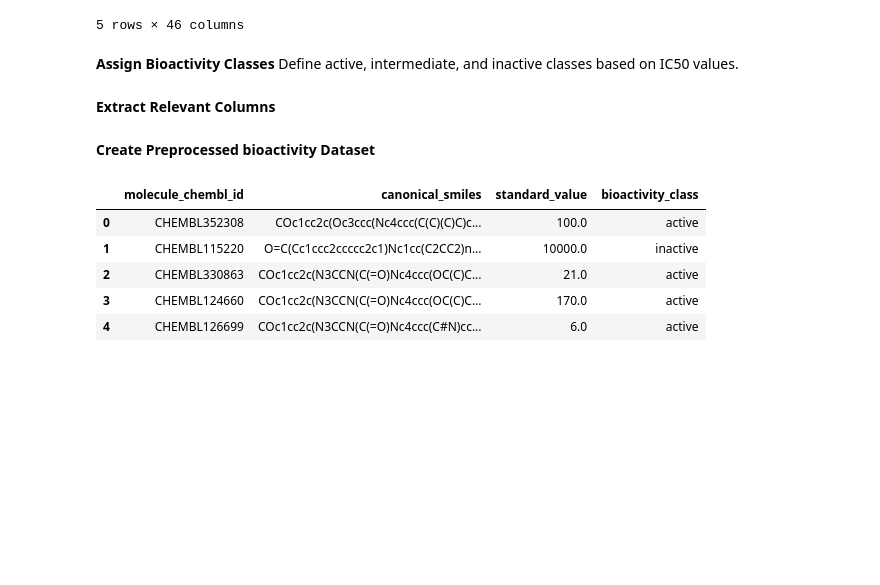
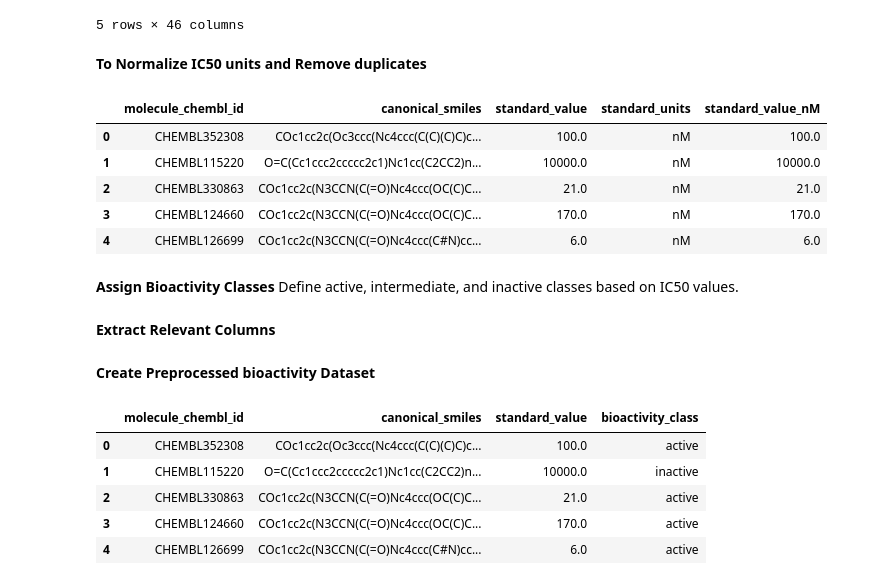
Before and after one commit to almunawaroh2020-maker/Drug-discovery-AI-course-2026, a Jupyter notebook: Assignment_2_qsar_data_curation.ipynb, the cells around one changed output. Drawn from its saved outputs; the diff is of its cells as text; code cells hidden in the pictures; blank space fills up the shorter version.

```diff
--- a/Assignment_2_qsar_data_curation.ipynb
+++ b/Assignment_2_qsar_data_curation.ipynb
@@ -147,6 +147,24 @@ df2.head()
 | 3 | None | None | 872531 | [] | CHEMBL766073 | Inhibition of chimeric PDGF recep... | ... |
 | 4 | None | None | 872563 | [] | CHEMBL766073 | Inhibition of chimeric PDGF recep... | ... |
 5 rows × 46 columns
+# %% [markdown]
+**To Normalize IC50 units and Remove duplicates**
+# %%
+df2 = df2.copy()
+df2.loc[:, 'standard_value_nM'] = df2.apply(
+    lambda x: x['standard_value']*1000 if x['standard_units'].lower()=='um' else x['standard_value'],
+    axis=1)
+# remove duplicate
+df2 = df2.drop_duplicates(subset='canonical_smiles', keep='first')
+df2[['molecule_chembl_id', 'canonical_smiles', 'standard_value',
+     'standard_units', 'standard_value_nM']].head()
+# %% [output]
+|  | molecule_chembl_id | canonical_smiles | standard_value | standard_units | standard_value_nM |
+| 0 | CHEMBL352308 | COc1cc2c(Oc3ccc(Nc4ccc(C(C)(C)C)c... | 100.0 | nM | 100.0 |
+| 1 | CHEMBL115220 | O=C(Cc1ccc2ccccc2c1)Nc1cc(C2CC2)n... | 10000.0 | nM | 10000.0 |
+| 2 | CHEMBL330863 | COc1cc2c(N3CCN(C(=O)Nc4ccc(OC(C)C... | 21.0 | nM | 21.0 |
+| 3 | CHEMBL124660 | COc1cc2c(N3CCN(C(=O)Nc4ccc(OC(C)C... | 170.0 | nM | 170.0 |
+| 4 | CHEMBL126699 | COc1cc2c(N3CCN(C(=O)Nc4ccc(C#N)cc... | 6.0 | nM | 6.0 |
 # %% [markdown]
 **Assign Bioactivity Classes**
 Define active, intermediate, and inactive classes based on IC50 values.
```
